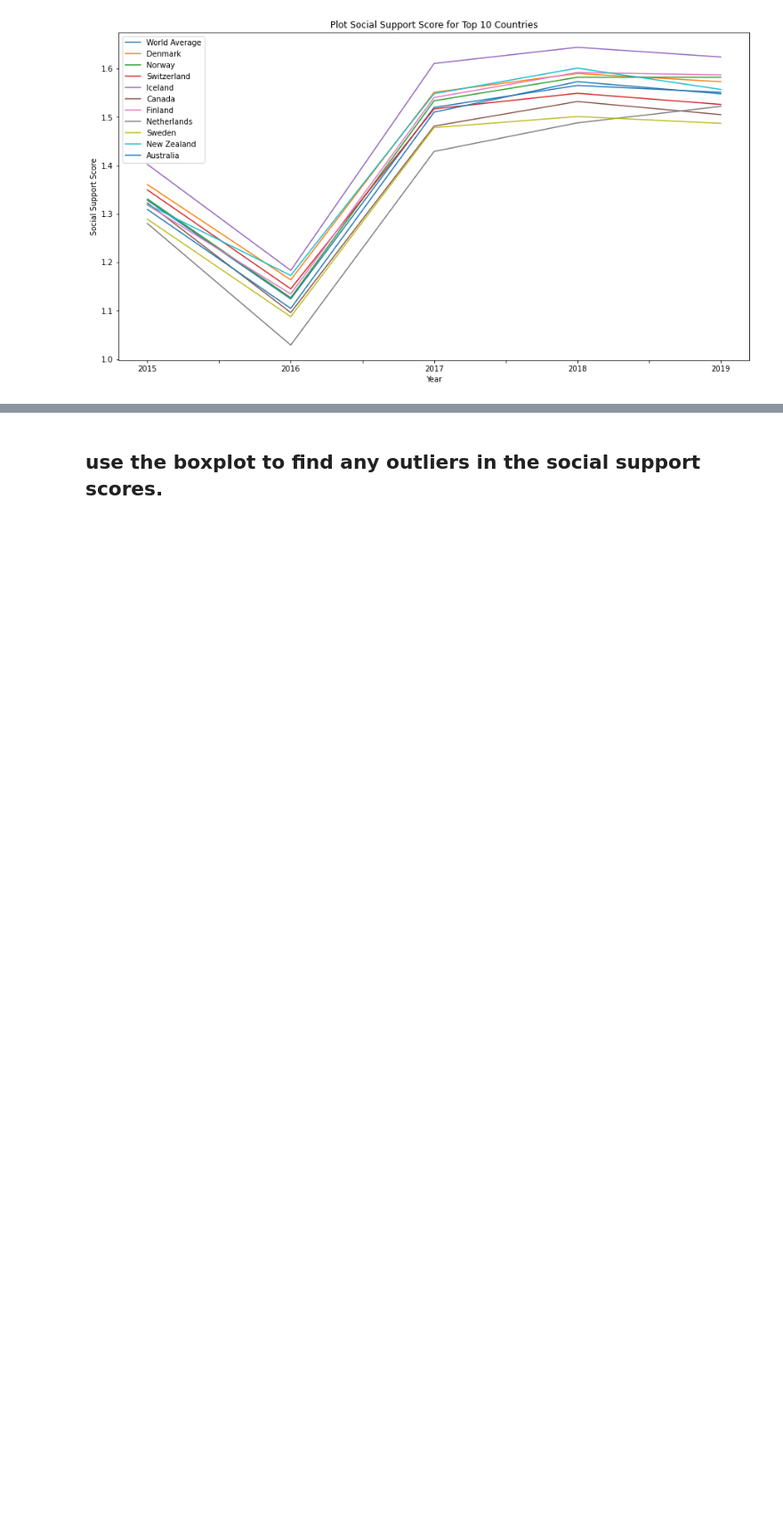
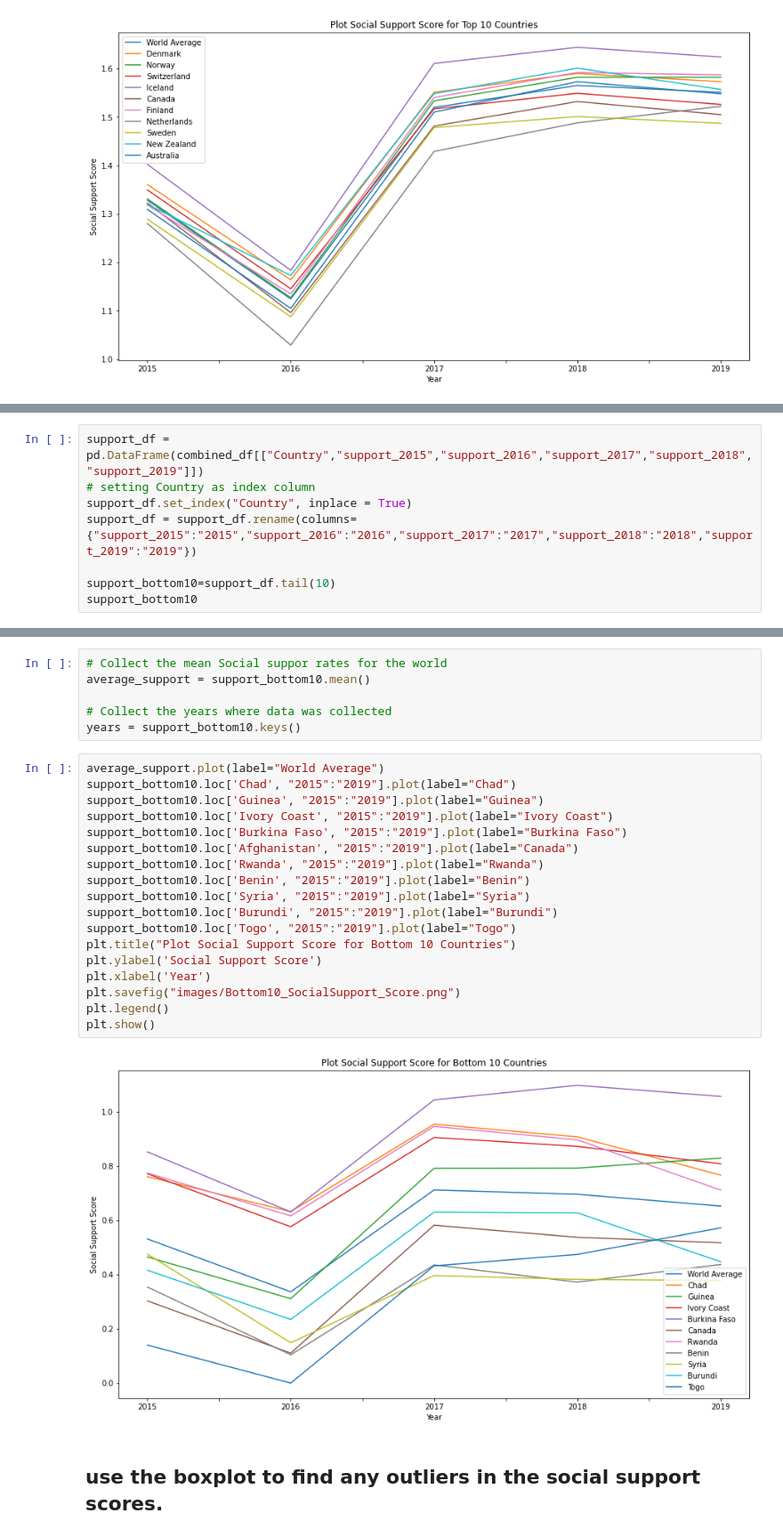
Before and after one commit to reginesgit/Factors-Contributing-to-a-Countrys-Happiness, a Jupyter notebook: family/Family_Final.ipynb, the cells around one changed output, grey strips where cells are left out. Shown at 89% size. Cells and saved outputs as stored; diff of their text form; blank space fills up the shorter version.

```diff
--- a/family/Family_Final.ipynb
+++ b/family/Family_Final.ipynb
@@ -523,0 +530,8 @@ plt.show()
+# %%
+support_df = pd.DataFrame(combined_df[["Country","support_2015","support_2016","support_2017","support_2018","support_2019"]])
+# setting Country as index column
+support_df.set_index("Country", inplace = True)
+support_df = support_df.rename(columns={"support_2015":"2015","support_2016":"2016","support_2017":"2017","support_2018":"2018","support_2019":"2019"})
+
+support_bottom10=support_df.tail(10)
+support_bottom10
@@ -524,3 +551,29 @@ plt.show()
+# %%
+# Collect the mean Social suppor rates for the world
+average_support = support_bottom10.mean()
+
+# Collect the years where data was collected
+years = support_bottom10.keys()
+# %%
+average_support.plot(label="World Average")
+support_bottom10.loc['Chad', "2015":"2019"].plot(label="Chad")
+support_bottom10.loc['Guinea', "2015":"2019"].plot(label="Guinea")
+support_bottom10.loc['Ivory Coast', "2015":"2019"].plot(label="Ivory Coast")
+support_bottom10.loc['Burkina Faso', "2015":"2019"].plot(label="Burkina Faso")
+support_bottom10.loc['Afghanistan', "2015":"2019"].plot(label="Canada")
+support_bottom10.loc['Rwanda', "2015":"2019"].plot(label="Rwanda")
+support_bottom10.loc['Benin', "2015":"2019"].plot(label="Benin")
+support_bottom10.loc['Syria', "2015":"2019"].plot(label="Syria")
+support_bottom10.loc['Burundi', "2015":"2019"].plot(label="Burundi")
+support_bottom10.loc['Togo', "2015":"2019"].plot(label="Togo")
+plt.title("Plot Social Support Score for Bottom 10 Countries")
+plt.ylabel('Social Support Score')
+plt.xlabel('Year')
+plt.savefig("images/Bottom10_SocialSupport_Score.png")
+plt.legend()
+plt.show()
+# %% [output]
+[figure, added]
 # %% [markdown]
 ## use the boxplot to find any outliers in the social support scores.
 # %%
```
Also changed, not shown: parts of 6 cells of this notebook, 4 other files.
